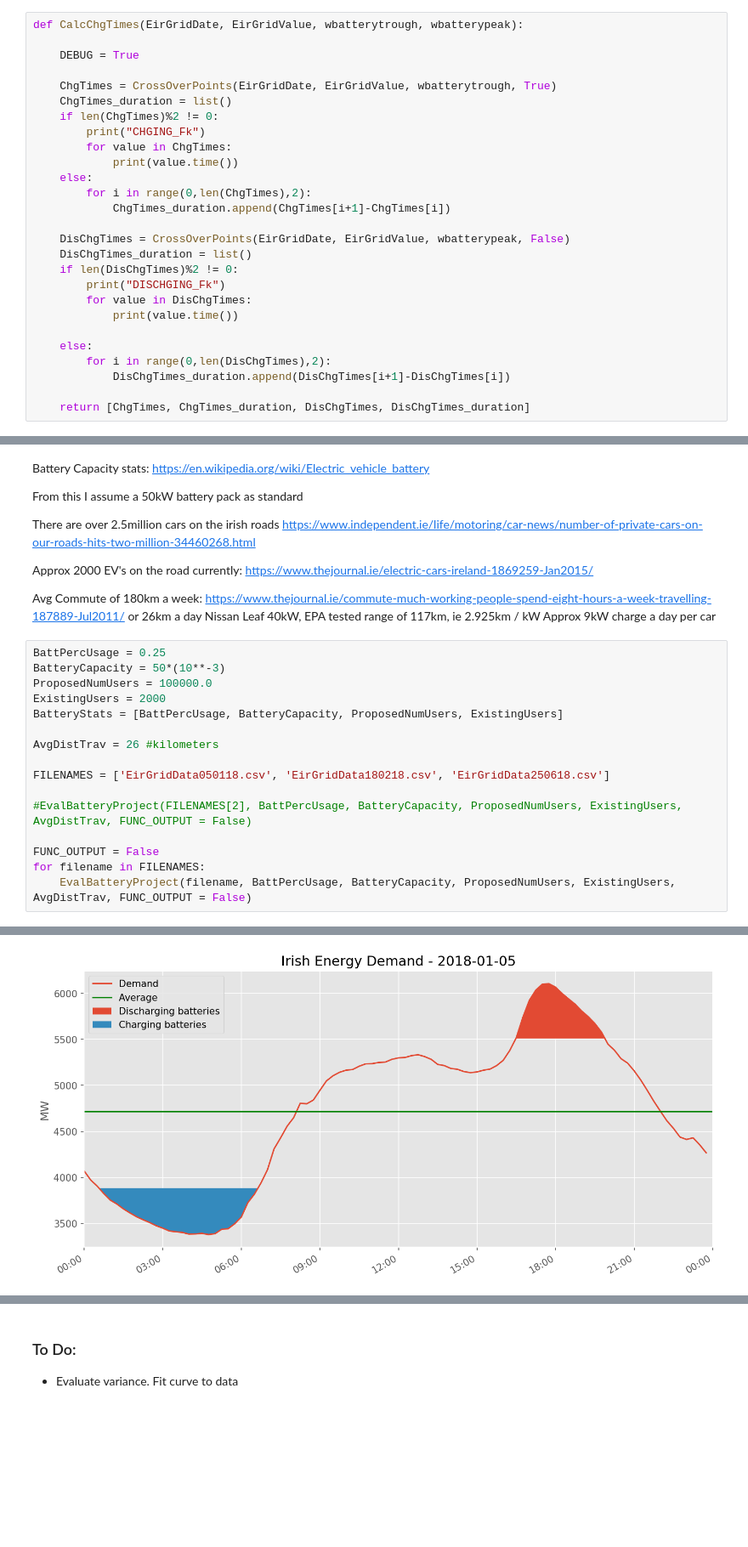
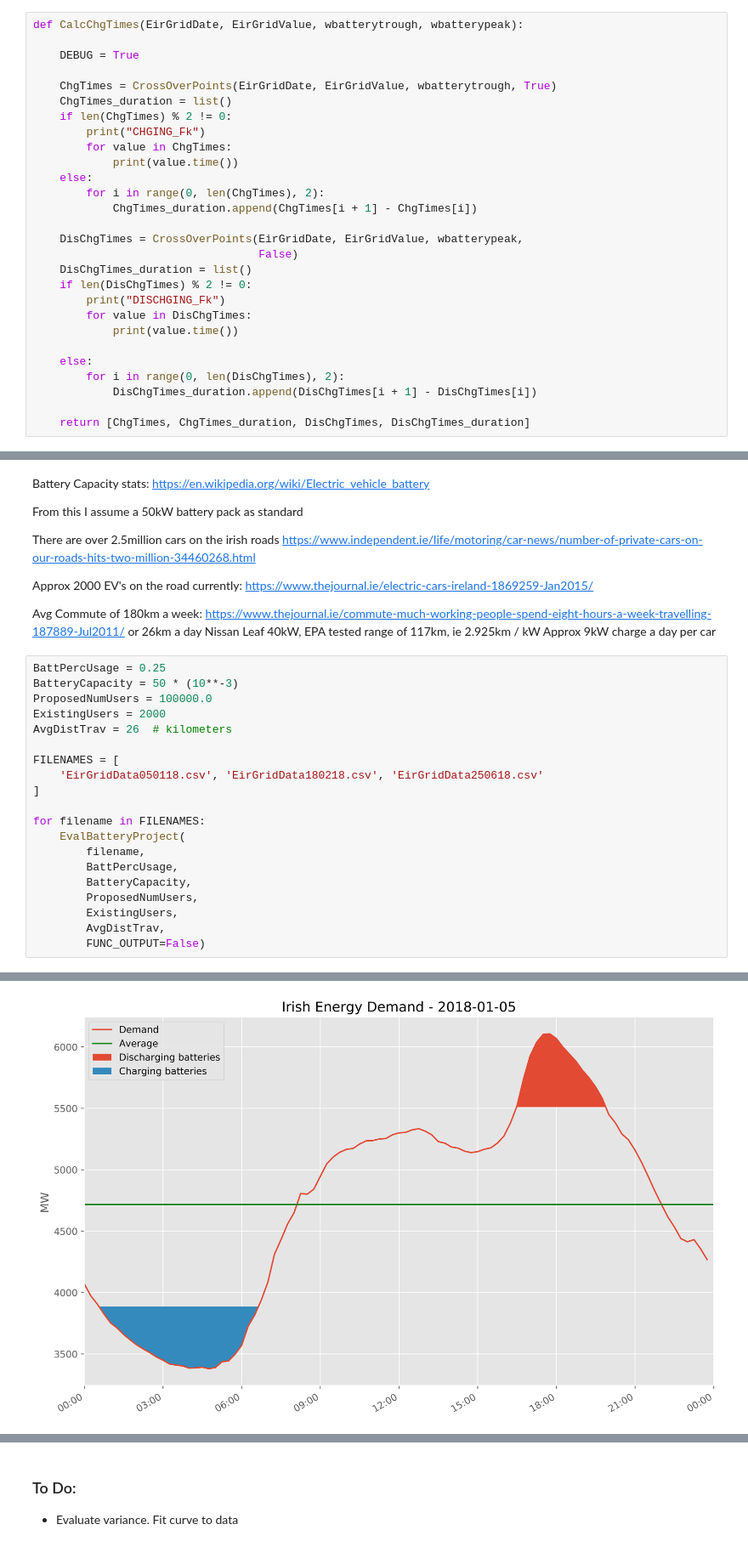
Before and after one commit to JamesCarron/GridStability, a Jupyter notebook: GridStability.ipynb, the cells around one changed output, grey strips where cells are left out. Shown at 85% size. Saved outputs shown, nothing was run; the diff lists cells and outputs as text; blank space fills up the shorter version.

```diff
--- a/GridStability.ipynb
+++ b/GridStability.ipynb
@@ -169,24 +196,25 @@ def CalcChgTimes(EirGridDate, EirGridValue, wbatterytrough, wbatterypeak):
 
     ChgTimes = CrossOverPoints(EirGridDate, EirGridValue, wbatterytrough, True)
     ChgTimes_duration = list()
-    if len(ChgTimes)%2 != 0:
+    if len(ChgTimes) % 2 != 0:
         print("CHGING_Fk")
         for value in ChgTimes:
             print(value.time())
     else:
-        for i in range(0,len(ChgTimes),2):
-            ChgTimes_duration.append(ChgTimes[i+1]-ChgTimes[i])
+        for i in range(0, len(ChgTimes), 2):
+            ChgTimes_duration.append(ChgTimes[i + 1] - ChgTimes[i])
 
-    DisChgTimes = CrossOverPoints(EirGridDate, EirGridValue, wbatterypeak, False)
+    DisChgTimes = CrossOverPoints(EirGridDate, EirGridValue, wbatterypeak,
+                                  False)
     DisChgTimes_duration = list()
-    if len(DisChgTimes)%2 != 0:
+    if len(DisChgTimes) % 2 != 0:
         print("DISCHGING_Fk")
         for value in DisChgTimes:
             print(value.time())
 
     else:
-        for i in range(0,len(DisChgTimes),2):
-            DisChgTimes_duration.append(DisChgTimes[i+1]-DisChgTimes[i])
+        for i in range(0, len(DisChgTimes), 2):
+            DisChgTimes_duration.append(DisChgTimes[i + 1] - DisChgTimes[i])
 
     return [ChgTimes, ChgTimes_duration, DisChgTimes, DisChgTimes_duration]
 # %%
@@ -361,19 +388,23 @@ Nissan Leaf 40kW, EPA tested range of 117km, ie 2.925km / kW
 Approx 9kW charge a day per car
 # %%
 BattPercUsage = 0.25
-BatteryCapacity = 50*(10**-3)
+BatteryCapacity = 50 * (10**-3)
 ProposedNumUsers = 100000.0
 ExistingUsers = 2000
-BatteryStats = [BattPercUsage, BatteryCapacity, ProposedNumUsers, ExistingUsers]
+AvgDistTrav = 26  # kilometers
 
-AvgDistTrav = 26 #kilometers
+FILENAMES = [
+    'EirGridData050118.csv', 'EirGridData180218.csv', 'EirGridData250618.csv'
+]
 
-FILENAMES = ['EirGridData050118.csv', 'EirGridData180218.csv', 'EirGridData250618.csv']
-
-#EvalBatteryProject(FILENAMES[2], BattPercUsage, BatteryCapacity, ProposedNumUsers, ExistingUsers, AvgDistTrav, FUNC_OUTPUT = False)
-
-FUNC_OUTPUT = False
 for filename in FILENAMES:
-    EvalBatteryProject(filename, BattPercUsage, BatteryCapacity, ProposedNumUsers, ExistingUsers, AvgDistTrav, FUNC_OUTPUT = False)
+    EvalBatteryProject(
+        filename,
+        BattPercUsage,
+        BatteryCapacity,
+        ProposedNumUsers,
+        ExistingUsers,
+        AvgDistTrav,
+        FUNC_OUTPUT=False)
 # %% [output]
 Data from 2018-01-05 imported successfully
@@ -380,4 +419,4 @@ Data from 2018-01-05 imported successfully
-[figure, old version]
+[figure, new version]
 2018-01-05 POWER DEMAND STATS:
 Peak Demand:    6106.00 MW
 Min Demand:     3379.00 MW
```
Also changed, not shown: parts of 14 cells of this notebook.
